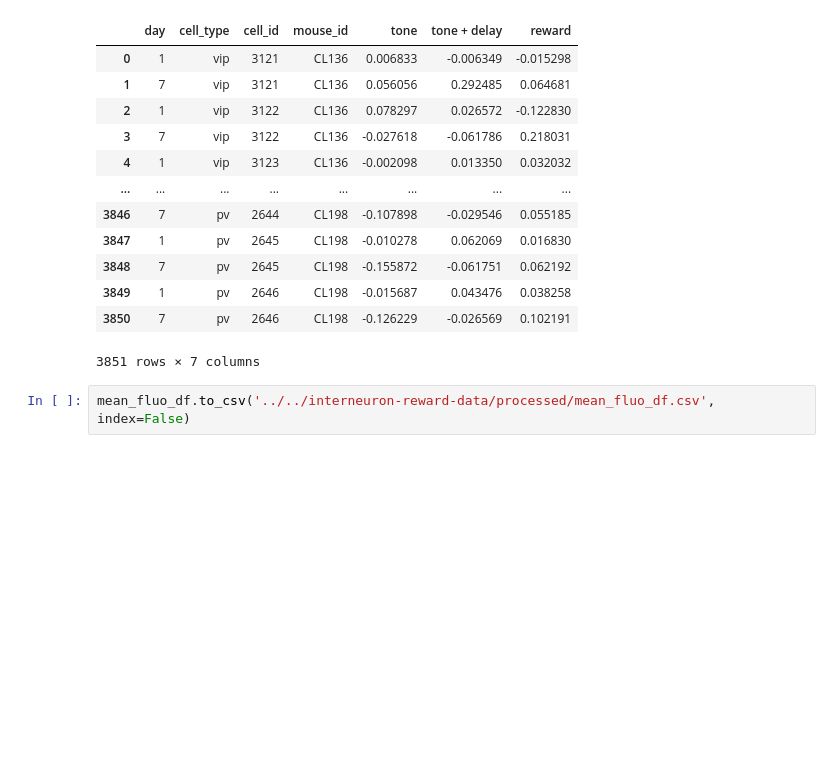
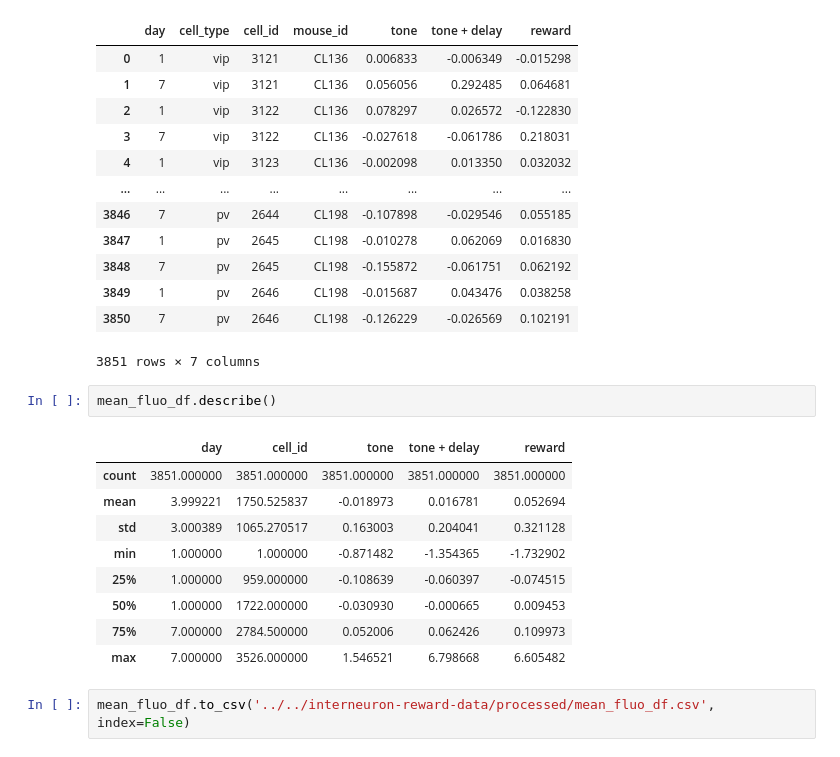
Before and after one commit to nauralcodinglab/interneuron-reward, a Jupyter notebook: notebooks/evolving_trial_structure_projections.ipynb, the cells around one changed output. Cells and saved outputs as stored; diff of their text form; blank space fills up the shorter version.

```diff
--- a/notebooks/evolving_trial_structure_projections.ipynb
+++ b/notebooks/evolving_trial_structure_projections.ipynb
@@ -146,6 +146,18 @@ mean_fluo_df
 | 3849 | 1 | pv | 2646 | CL198 | -0.015687 | 0.043476 | 0.038258 |
 | 3850 | 7 | pv | 2646 | CL198 | -0.126229 | -0.026569 | 0.102191 |
 3851 rows × 7 columns
+# %%
+mean_fluo_df.describe()
+# %% [output]
+|  | day | cell_id | tone | tone + delay | reward |
+| count | 3851.000000 | 3851.000000 | 3851.000000 | 3851.000000 | 3851.000000 |
+| mean | 3.999221 | 1750.525837 | -0.018973 | 0.016781 | 0.052694 |
+| std | 3.000389 | 1065.270517 | 0.163003 | 0.204041 | 0.321128 |
+| min | 1.000000 | 1.000000 | -0.871482 | -1.354365 | -1.732902 |
+| 25% | 1.000000 | 959.000000 | -0.108639 | -0.060397 | -0.074515 |
+| 50% | 1.000000 | 1722.000000 | -0.030930 | -0.000665 | 0.009453 |
+| 75% | 7.000000 | 2784.500000 | 0.052006 | 0.062426 | 0.109973 |
+| max | 7.000000 | 3526.000000 | 1.546521 | 6.798668 | 6.605482 |
 # %%
 mean_fluo_df.to_csv('../../interneuron-reward-data/processed/mean_fluo_df.csv', index=False)
 # %%
```
Also changed, not shown: parts of 4 cells of this notebook, 1 other file.
